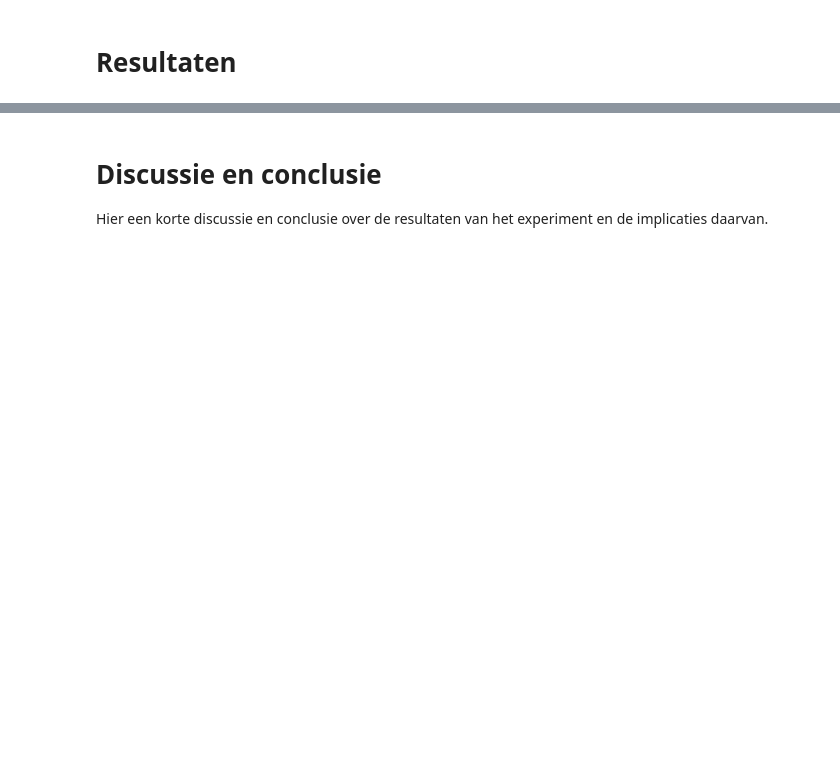
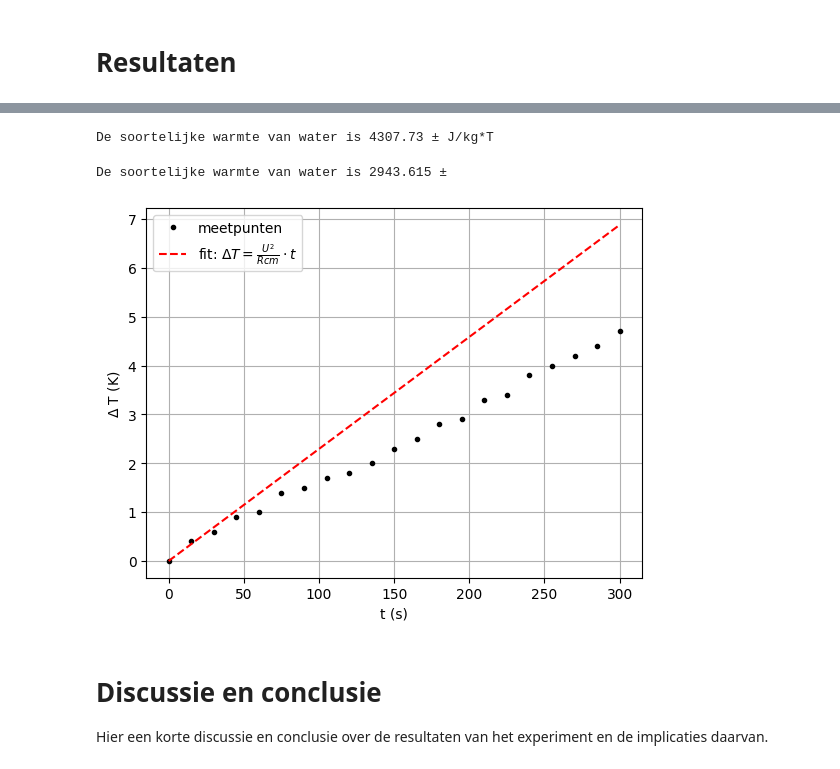
Before and after one commit to cs50202/kimienalesja, a Jupyter notebook: Content/Labs/cwater.ipynb, the cells around one changed output, grey strips where cells are left out. Saved outputs shown, nothing was run; the diff lists cells and outputs as text; code cells hidden in the pictures; blank space fills up the shorter version.

```diff
--- a/Content/Labs/cwater.ipynb
+++ b/Content/Labs/cwater.ipynb
@@ -82,15 +91,19 @@ import matplotlib.pyplot as plt
 from scipy.optimize import curve_fit
 # %%
 # Hier de data en de analyse
-m1 =        #massa schaal zonder water [kg]
-m2 =        #massa schaal met water [kg]
-m_water = m2 - m1
+# m1 =        #massa schaal zonder water [kg]
+# m2 =        #massa schaal met water [kg]
+#massa van schaal hebben we niet gemeten
 
-V_bron =    #
+m_water = 592.7e-3 #kg
+
+V_bron =   20 #V
+I_bron = 2.05 #A
 R = 10      #Ohm
 
-T = np.array([]) #gemeten temperatuur [K]
-t = np.array([]) #gemeten tijd in s
+T = np.array([18.8,19.2,19.4,19.7,19.8,20.2,20.3,20.5,20.6,20.8,21.1,21.3,21.6,21.7,22.1,22.2,22.6,22.8,23.0,23.2,23.5])+273.15 #gemeten temperatuur [K]
+t = np.arange(0,301,15) #gemeten tijd in s
+print(t)
 
 T1 = T[0] #begintemperatuur [K]
 T2 = T[-1] #eindtemperatuur [K]
@@ -109,9 +127,8 @@ plt.show()
 # %%
 #methode 1: direct berekenen
 
-c = V_bron**2 * t/ (m_water*R*(delta_T))
+c = V_bron**2 * t[-1]/ (m_water*R*(delta_T))
 
-#onzekerheid berekenen:
-u_c =
-
-print(f"De soortelijke warmte van water is {c:.2f} \u00B1 {u_c}")
+print(f"De soortelijke warmte van water is {c:.2f} \u00B1 J/kg*T")
+# %% [output]
+De soortelijke warmte van water is 4307.73 ± J/kg*T
@@ -120,38 +135,46 @@ print(f"De soortelijke warmte van water is {c:.2f} \u00B1 {u_c}")
 # %%
 #methode 2: fitfunc
 
 def fitfunc(t, a):
     return a*t
 
-popt, pcov = curve_fit(fitfunc,t,delta_T)
+popt, pcov = curve_fit(fitfunc,t,delta_T,p0=4/250)
 
 a = popt[0]
 u_a = pcov[0,0]
 
 c = V_bron**2 / (R * m_water * a) # soortelijke warmte uitrekenen
-u_c =           #onzekerheid in soortelijke warmte berekenen
+# u_c =           #onzekerheid in soortelijke warmte berekenen
 
-print(f"De soortelijke warmte van water is {c:.3f} /u00B1 {u_c:.3f}") #aantal floating points aanpassen op de onzekerheid
+print(f"De soortelijke warmte van water is {c:.3f} \u00B1 ") #aantal floating points aanpassen op de onzekerheid
 
 #define fit functions
 t_fit = np.linspace(min(t),max(t),1000)
-y_fit = fitfunc(t_fit)
+y_fit = fitfunc(t_fit,*popt)
+
+#define delta T array
+dT = np.array([])
+for i in range(len(T)):
+    dT = np.append(dT,T[i]-T[0])
+
 
 #plot data with fit
 plt.figure()
 
-plt.plot(t,delta_T,"k.",label="meetpunten")
+plt.plot(t,dT,"k.",label="meetpunten")
 plt.plot(t_fit,y_fit,"r--",label = r"fit: $\Delta T = \frac{U^2}{Rcm}\cdot t$")
 
 plt.xlabel("t (s)")
-plt.ylabel(r"\Delta T (K)")
+plt.ylabel(r"$\Delta$ T (K)")
 
 plt.legend()
 plt.grid()
 plt.show()
 # Sla figuren op met
 #
-plt.savefig("figures/cwater_fit.png", dpi=450)
+# %% [output]
+De soortelijke warmte van water is 2943.615 ±
+[figure, added]
 # %% [markdown]
 # Discussie en conclusie
 
```
Also changed, not shown: parts of 4 cells of this notebook, 2 other files.
